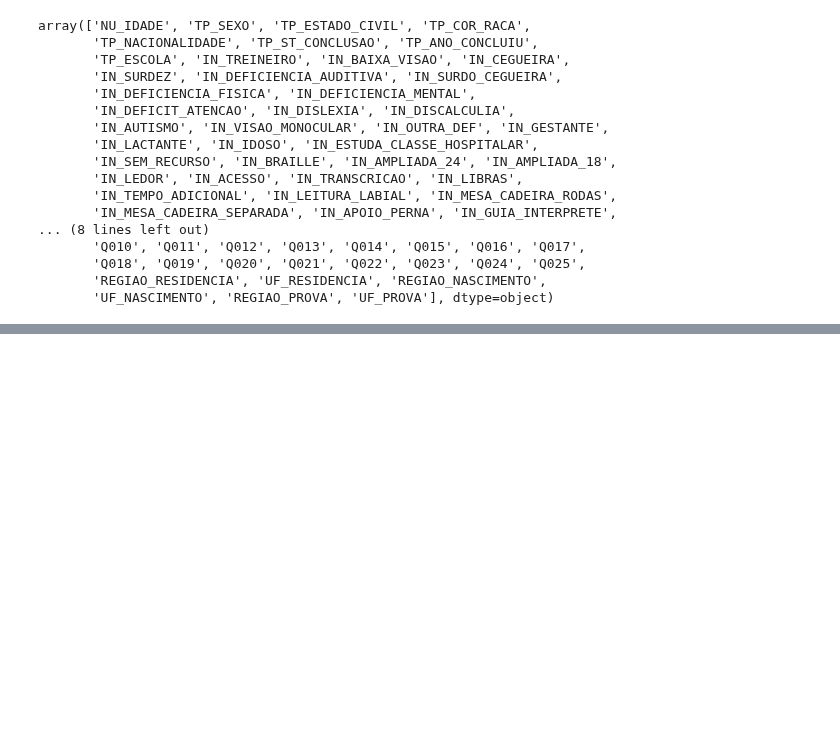
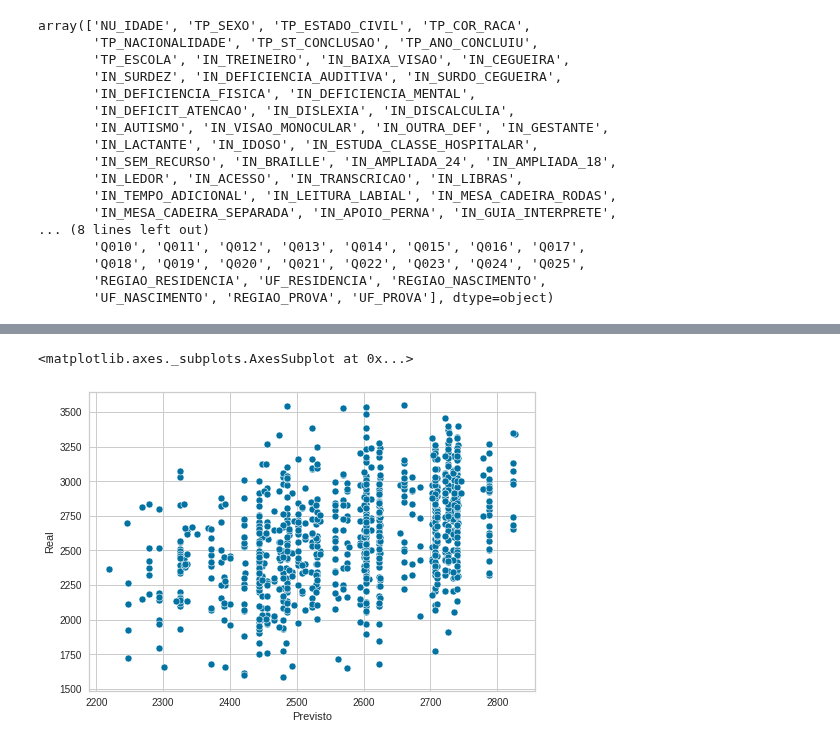
Before and after one commit to inf032/introducaoML, a Jupyter notebook: ENEM.ipynb, the cells around one changed output, grey strips where cells are left out. Saved outputs shown, nothing was run; the diff lists cells and outputs as text; code cells hidden in the pictures; blank space fills up the shorter version.

```diff
--- a/ENEM.ipynb
+++ b/ENEM.ipynb
@@ -321,0 +361,8 @@ vc.show()
+# %%
+modelo = Pipeline(steps=[('step_one', col_transformer), ('ss',  StandardScaler()),
+                         ('imputer', ImputerWithMissingMark(imputer=SimpleImputer())),
+                         ('estimator',  AdaBoostRegressor())]).fit(X_train_processada, y_train)
+
+resultados = pd.DataFrame(data = [modelo.predict(X_test_processada), y_test]).T
+resultados.columns = ['Previsto', 'Real']
+resultados
@@ -321,0 +383,6 @@ vc.show()
+# %%
+import seaborn as sns
+sns.scatterplot(data = resultados, x='Previsto', y='Real')
+# %% [output]
+<matplotlib.axes._subplots.AxesSubplot at 0x...>
+[figure, added]
```
Also changed, not shown: parts of 11 cells of this notebook.
